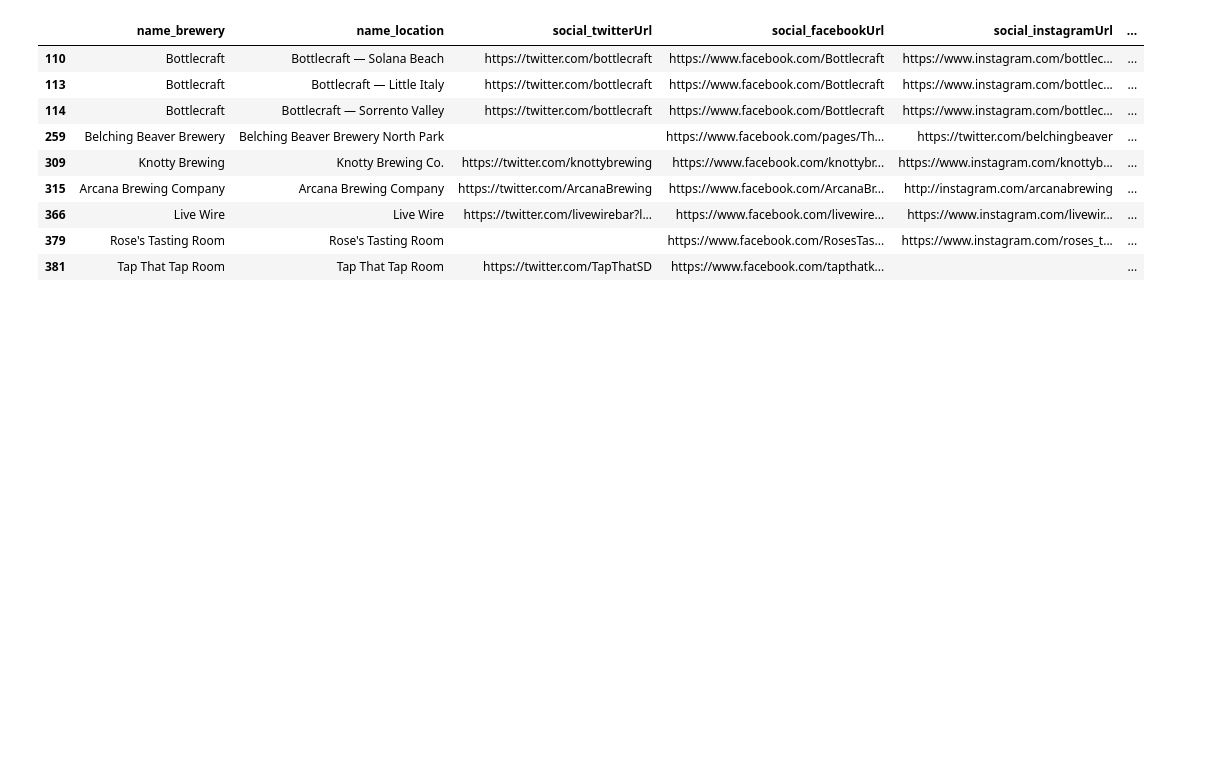
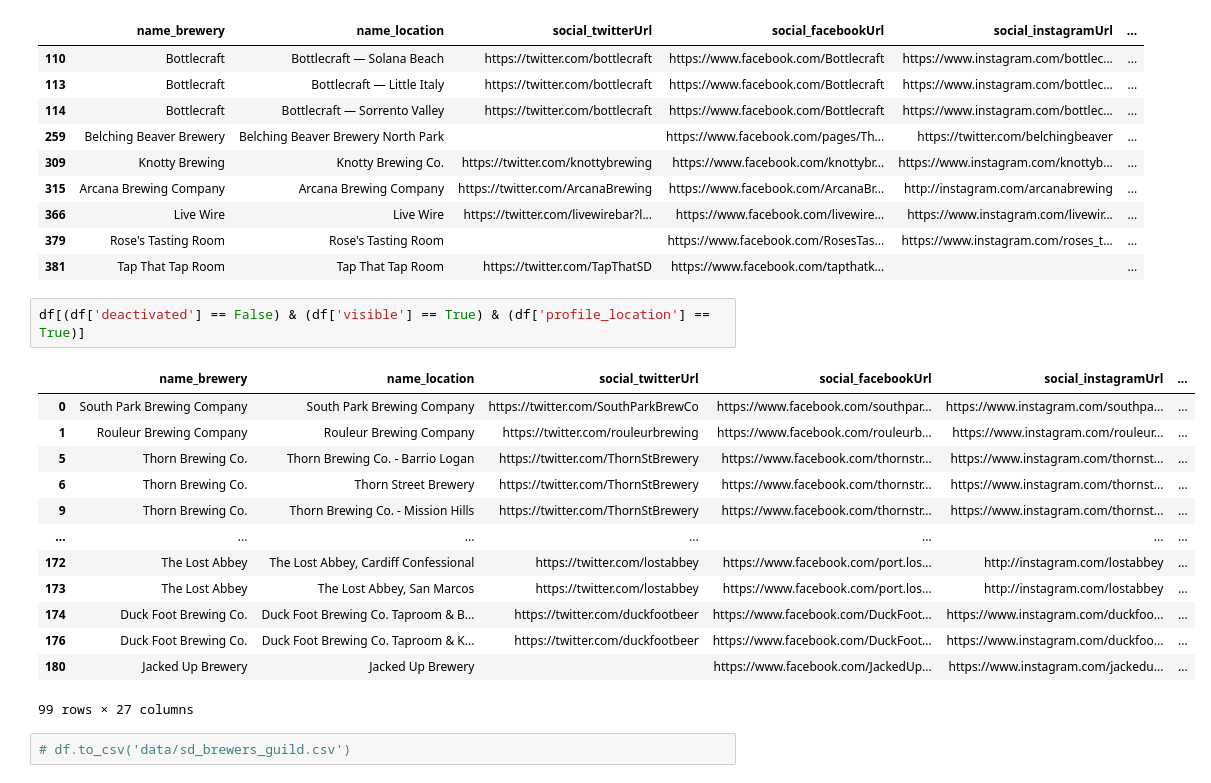
Before and after one commit to openbrewerydb/notebooks, a Jupyter notebook: CA - San Diego - SD Brewers Guild.ipynb, the cells around one changed output. Saved outputs shown, nothing was run; the diff lists cells and outputs as text; blank space fills up the shorter version.

Commit message:
Update SD Brewer's Guild notebook
Also add Python gitignore

```diff
--- a/CA - San Diego - SD Brewers Guild.ipynb
+++ b/CA - San Diego - SD Brewers Guild.ipynb
@@ -205,3 +209,21 @@ df[(df['tag_dogFriendly'] == True) & (df['tag_familyFriendly'] == False)]
 | 366 | Live Wire | Live Wire | https://twitter.com/livewirebar?l... | https://www.facebook.com/livewire... | https://www.instagram.com/livewir... | ... |
 | 379 | Rose's Tasting Room | Rose's Tasting Room |  | https://www.facebook.com/RosesTas... | https://www.instagram.com/roses_t... | ... |
 | 381 | Tap That Tap Room | Tap That Tap Room | https://twitter.com/TapThatSD | https://www.facebook.com/tapthatk... |  | ... |
+# %%
+df[(df['deactivated'] == False) & (df['visible'] == True) & (df['profile_location'] == True)]
+# %% [output]
+|  | name_brewery | name_location | social_twitterUrl | social_facebookUrl | social_instagramUrl | ... |
+| 0 | South Park Brewing Company | South Park Brewing Company | https://twitter.com/SouthParkBrewCo | https://www.facebook.com/southpar... | https://www.instagram.com/southpa... | ... |
+| 1 | Rouleur Brewing Company | Rouleur Brewing Company | https://twitter.com/rouleurbrewing | https://www.facebook.com/rouleurb... | https://www.instagram.com/rouleur... | ... |
+| 5 | Thorn Brewing Co. | Thorn Brewing Co. - Barrio Logan | https://twitter.com/ThornStBrewery | https://www.facebook.com/thornstr... | https://www.instagram.com/thornst... | ... |
+| 6 | Thorn Brewing Co. | Thorn Street Brewery | https://twitter.com/ThornStBrewery | https://www.facebook.com/thornstr... | https://www.instagram.com/thornst... | ... |
+| 9 | Thorn Brewing Co. | Thorn Brewing Co. - Mission Hills | https://twitter.com/ThornStBrewery | https://www.facebook.com/thornstr... | https://www.instagram.com/thornst... | ... |
+| ... | ... | ... | ... | ... | ... | ... |
+| 172 | The Lost Abbey | The Lost Abbey, Cardiff Confessional | https://twitter.com/lostabbey | https://www.facebook.com/port.los... | http://instagram.com/lostabbey | ... |
+| 173 | The Lost Abbey | The Lost Abbey, San Marcos | https://twitter.com/lostabbey | https://www.facebook.com/port.los... | http://instagram.com/lostabbey | ... |
+| 174 | Duck Foot Brewing Co. | Duck Foot Brewing Co. Taproom & B... | https://twitter.com/duckfootbeer | https://www.facebook.com/DuckFoot... | https://www.instagram.com/duckfoo... | ... |
+| 176 | Duck Foot Brewing Co. | Duck Foot Brewing Co. Taproom & K... | https://twitter.com/duckfootbeer | https://www.facebook.com/DuckFoot... | https://www.instagram.com/duckfoo... | ... |
+| 180 | Jacked Up Brewery | Jacked Up Brewery |  | https://www.facebook.com/JackedUp... | https://www.instagram.com/jackedu... | ... |
+99 rows × 27 columns
+# %%
+# df.to_csv('data/sd_brewers_guild.csv')
```
Also changed, not shown: parts of 14 cells of this notebook, 3 other files.
